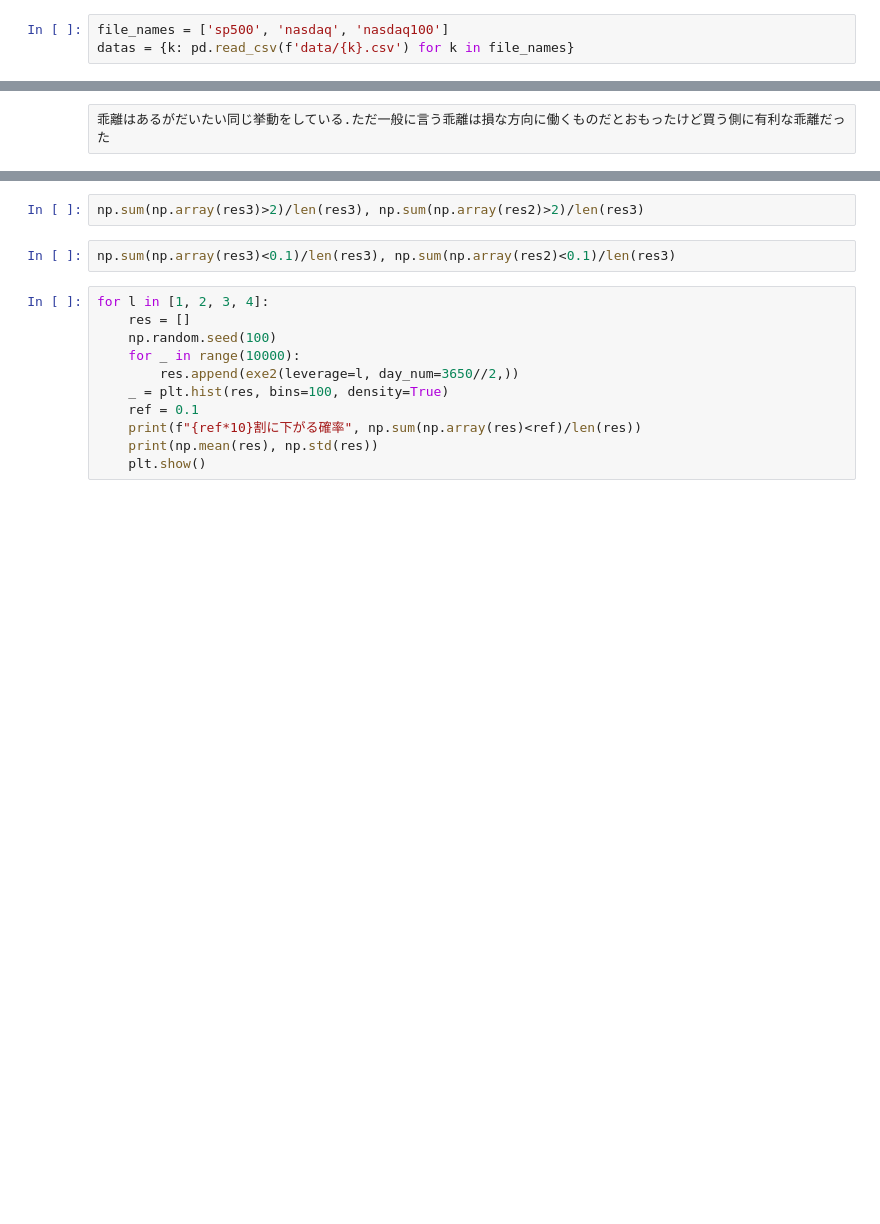
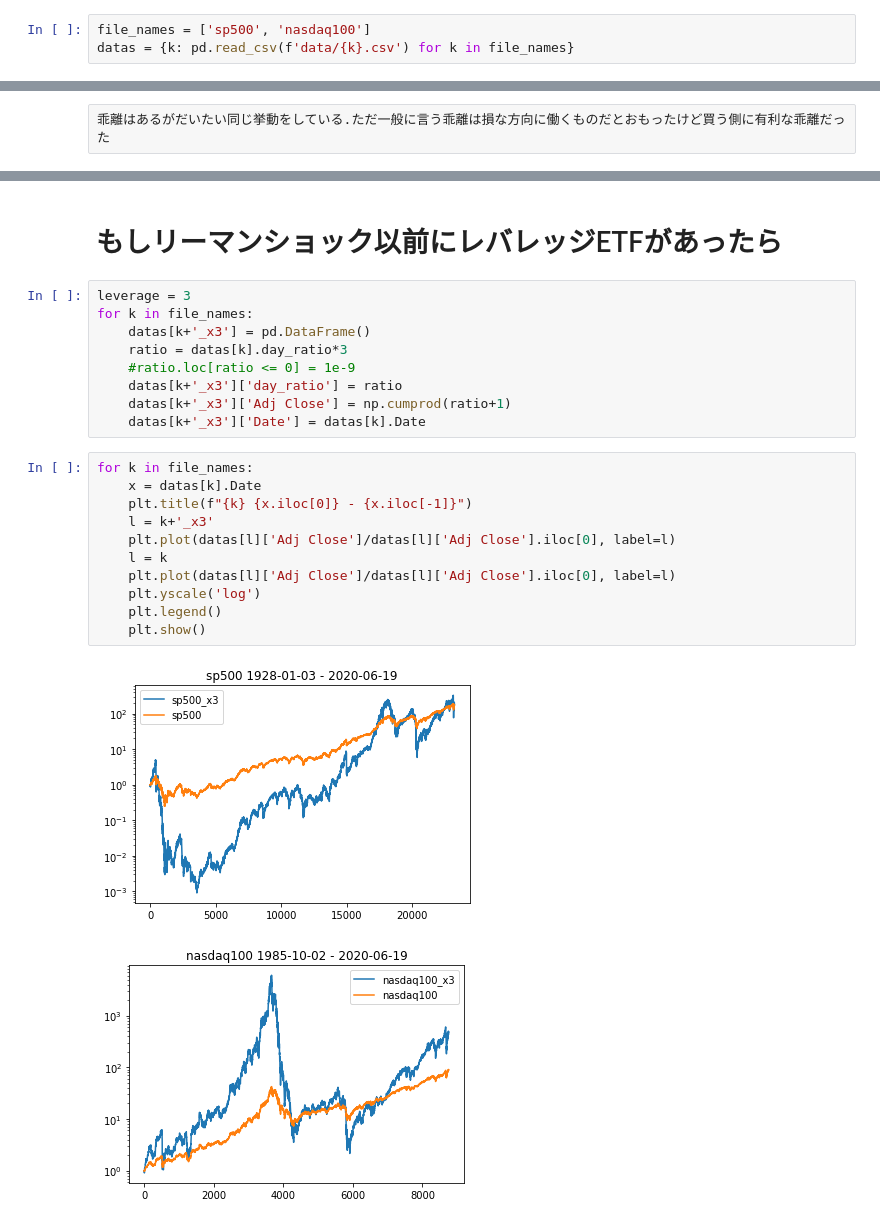
Before and after one commit to IntenF/leveraged_etf, a Jupyter notebook: レバレッジETFの特性調べ.ipynb, the cells around one changed output, grey strips where cells are left out. Saved outputs shown, nothing was run; the diff lists cells and outputs as text; blank space fills up the shorter version.

```diff
--- a/レバレッジETFの特性調べ.ipynb
+++ b/レバレッジETFの特性調べ.ipynb
@@ -14,7 +14,7 @@ from collections import namedtuple
 # %% [markdown]
 # データ読み込み及び前処理
 # %%
-file_names = ['sp500', 'nasdaq', 'nasdaq100']
+file_names = ['sp500', 'nasdaq100']
 datas = {k: pd.read_csv(f'data/{k}.csv') for k in file_names}
 # %%
 #前日比のカラムを作る
@@ -189,15 +68,25 @@ _ = plt.hist(res2, bins=100)
-# %%
-np.sum(np.array(res3)>2)/len(res3), np.sum(np.array(res2)>2)/len(res3)
-# %%
-np.sum(np.array(res3)<0.1)/len(res3), np.sum(np.array(res2)<0.1)/len(res3)
-# %%
-for l in [1, 2, 3, 4]:
-    res = []
-    np.random.seed(100)
-    for _ in range(10000):
-        res.append(exe2(leverage=l, day_num=3650//2,))
-    _ = plt.hist(res, bins=100, density=True)
-    ref = 0.1
-    print(f"{ref*10}割に下がる確率", np.sum(np.array(res)<ref)/len(res))
-    print(np.mean(res), np.std(res))
-    plt.show()
+# %% [markdown]
+# もしリーマンショック以前にレバレッジETFがあったら
+# %%
+leverage = 3
+for k in file_names:
+    datas[k+'_x3'] = pd.DataFrame()
+    ratio = datas[k].day_ratio*3
+    #ratio.loc[ratio <= 0] = 1e-9
+    datas[k+'_x3']['day_ratio'] = ratio
+    datas[k+'_x3']['Adj Close'] = np.cumprod(ratio+1)
+    datas[k+'_x3']['Date'] = datas[k].Date
+# %%
+for k in file_names:
+    x = datas[k].Date
+    plt.title(f"{k} {x.iloc[0]} - {x.iloc[-1]}")
+    l = k+'_x3'
+    plt.plot(datas[l]['Adj Close']/datas[l]['Adj Close'].iloc[0], label=l)
+    l = k
+    plt.plot(datas[l]['Adj Close']/datas[l]['Adj Close'].iloc[0], label=l)
+    plt.yscale('log')
+    plt.legend()
+    plt.show()
+# %% [output]
+[figure, added]
+[figure, added]
```
Also changed, not shown: parts of 33 cells of this notebook.
